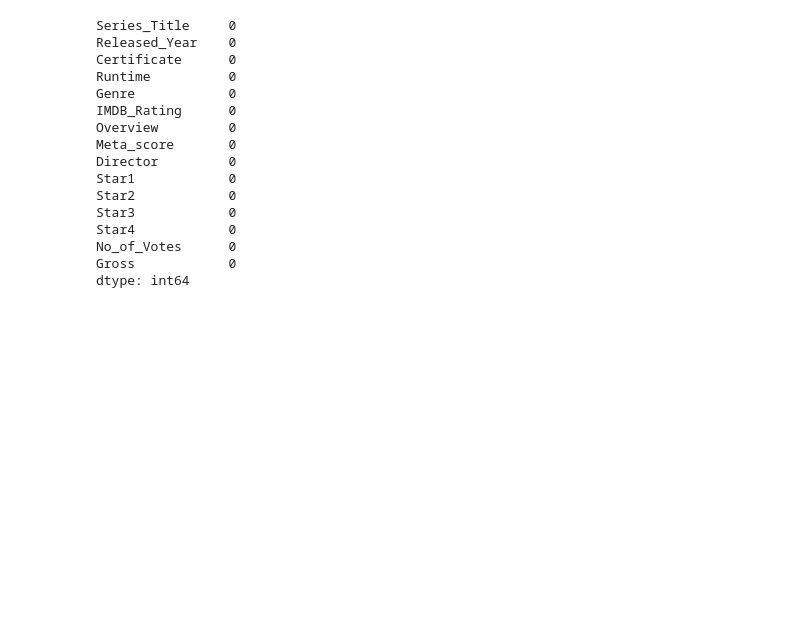
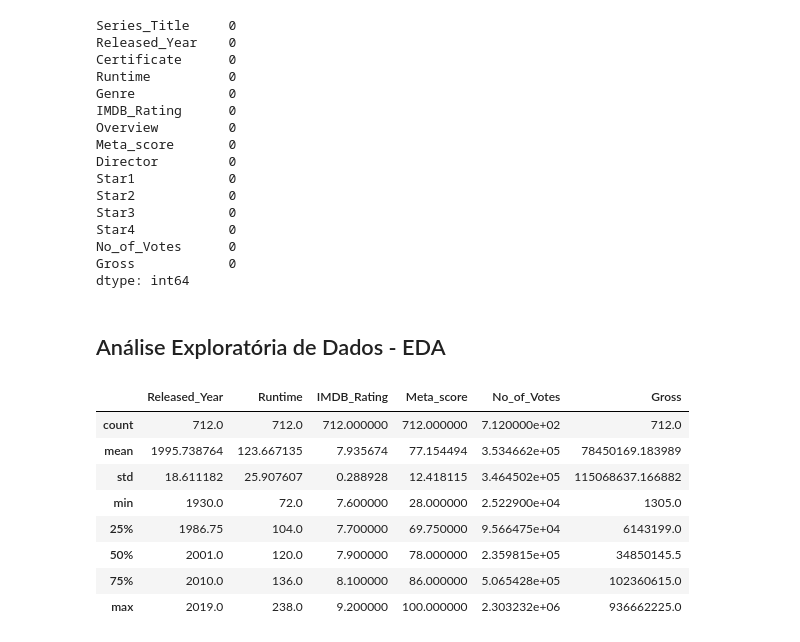
Before and after one commit to Mustasheep/LH-CD-THIAGO-DE-ASSIS, a Jupyter notebook: notebooks/desafio_indicium.ipynb, the cells around one changed output. Drawn from its saved outputs; the diff is of its cells as text; code cells hidden in the pictures; blank space fills up the shorter version.

```diff
--- a/notebooks/desafio_indicium.ipynb
+++ b/notebooks/desafio_indicium.ipynb
@@ -101,5 +101,12 @@ Existe apenas um filme com duplicata, o que não irá prejudicar as análises. U
 
 Para isso, será necessário a utilização de técnicas específicas durante a conversão de cada uma dessas colunas.
 # %%
-# Ano de estréia para int
-df["Released_Year"] = pd.to_numeric(df['Released_Year'], downcast='integer', errors='coerce')
+# Removendo strings
+df['Runtime'] = df['Runtime'].str.replace(' min', '')
+df['Gross'] = df['Gross'].str.replace(',', '')
+
+# Colunas alvo
+conversao_int = ["Released_Year", "Runtime", "Gross"]
+
+# Convertendo para int64
+df[conversao_int] = df[conversao_int].apply(pd.to_numeric, downcast='integer', errors='coerce').astype('Int64')
@@ -108,8 +112,0 @@ Os parâmetros `downcast` garante a conversão direta para inteiro e `errors` co
-# %%
-# Duração para int
-df["Runtime"] = df['Runtime'].str.replace(' min', '')
-df["Runtime"] = pd.to_numeric(df['Runtime'], downcast='integer', errors='coerce')
-# %%
-# Faturamento para int
-df["Gross"] = df['Gross'].str.replace(r'[\$,]', '', regex=True)
-df["Gross"] = pd.to_numeric(df['Gross'], downcast='integer', errors='coerce')
@@ -205,3 +203,17 @@ Star4            0
 No_of_Votes      0
 Gross            0
 dtype: int64
+# %% [markdown]
+## Análise Exploratória de Dados - EDA
+# %%
+df.describe()
+# %% [output]
+|  | Released_Year | Runtime | IMDB_Rating | Meta_score | No_of_Votes | Gross |
+| count | 712.0 | 712.0 | 712.000000 | 712.000000 | 7.120000e+02 | 712.0 |
+| mean | 1995.738764 | 123.667135 | 7.935674 | 77.154494 | 3.534662e+05 | 78450169.183989 |
+| std | 18.611182 | 25.907607 | 0.288928 | 12.418115 | 3.464502e+05 | 115068637.166882 |
+| min | 1930.0 | 72.0 | 7.600000 | 28.000000 | 2.522900e+04 | 1305.0 |
+| 25% | 1986.75 | 104.0 | 7.700000 | 69.750000 | 9.566475e+04 | 6143199.0 |
+| 50% | 2001.0 | 120.0 | 7.900000 | 78.000000 | 2.359815e+05 | 34850145.5 |
+| 75% | 2010.0 | 136.0 | 8.100000 | 86.000000 | 5.065428e+05 | 102360615.0 |
+| max | 2019.0 | 238.0 | 9.200000 | 100.000000 | 2.303232e+06 | 936662225.0 |
```
Also changed, not shown: parts of 13 cells of this notebook.
